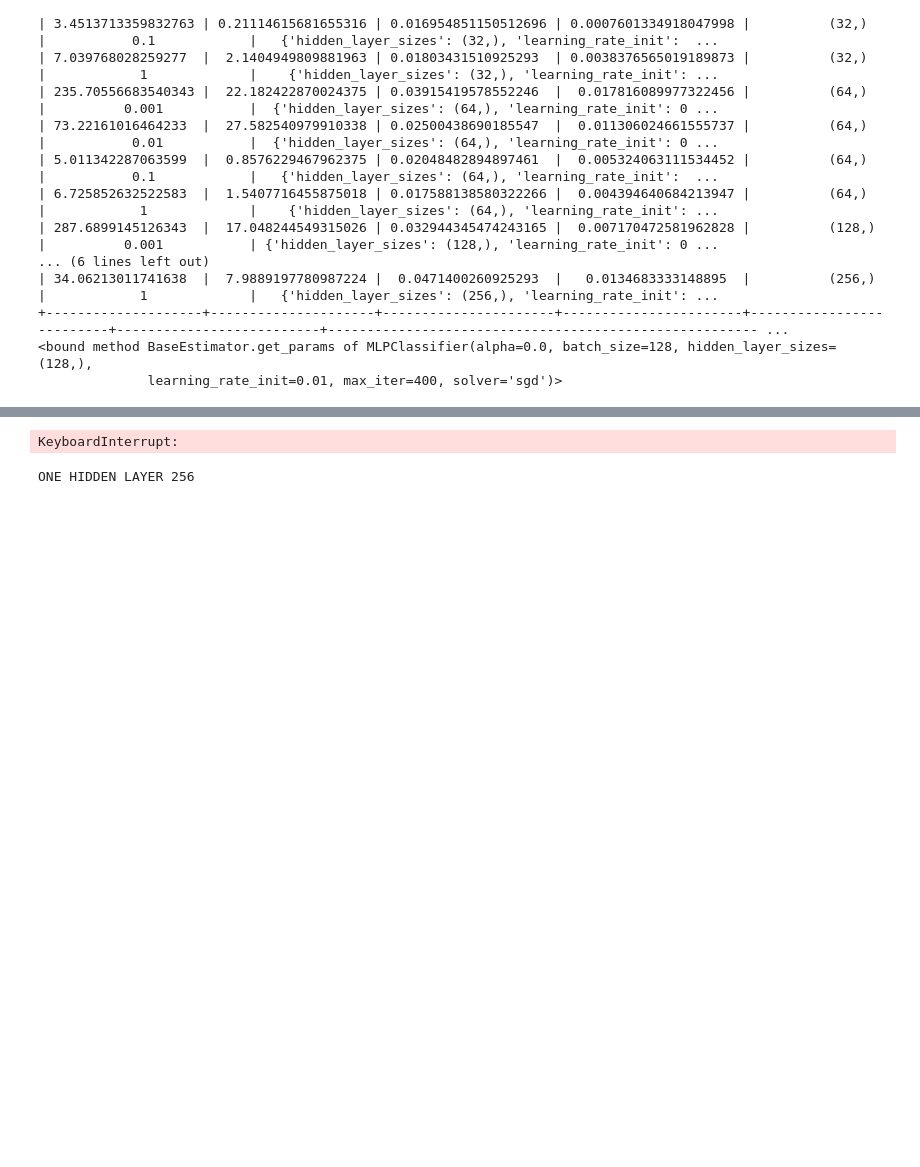
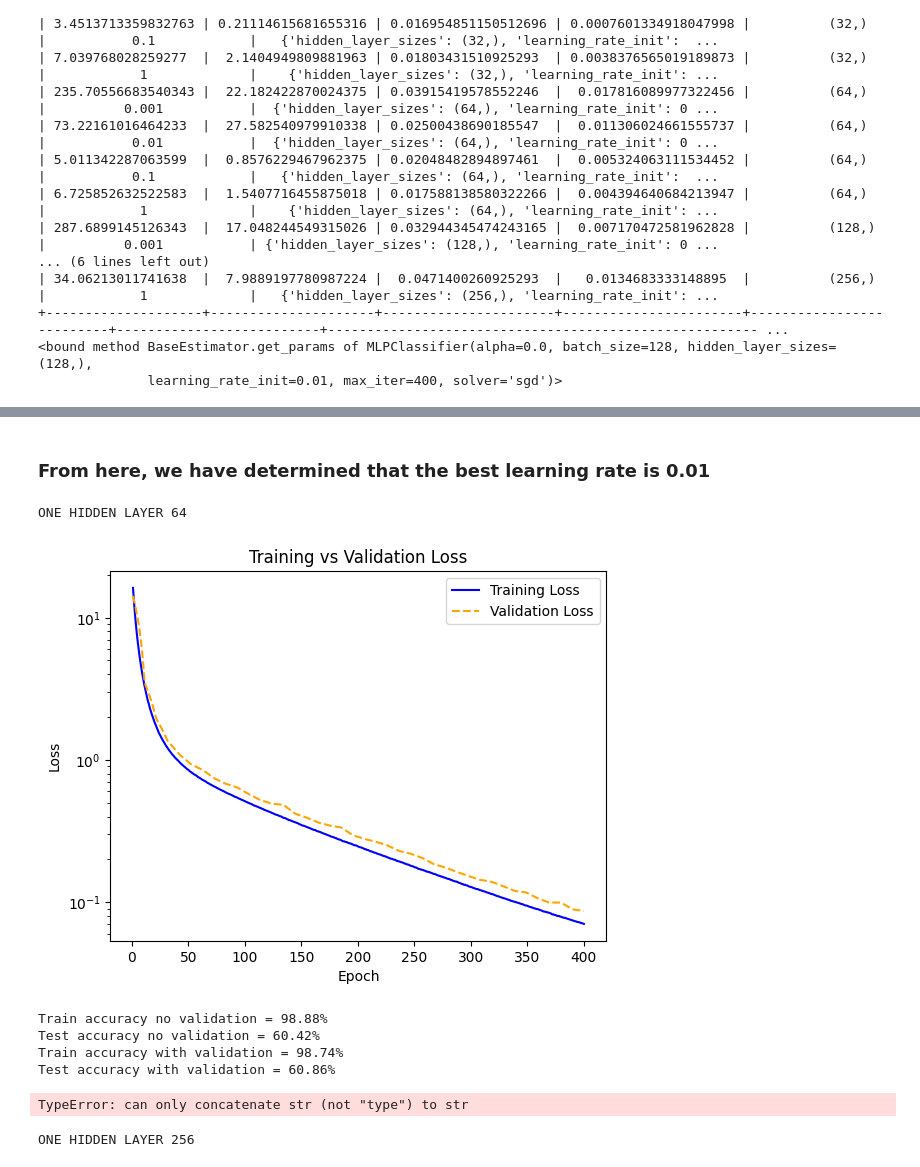
Before and after one commit to ZachGurberg/COMP551_Assignment3, a Jupyter notebook: assignment3_group-1.ipynb, the cells around one changed output, grey strips where cells are left out. Drawn from its saved outputs; the diff is of its cells as text; code cells hidden in the pictures; blank space fills up the shorter version.

```diff
--- a/assignment3_group-1.ipynb
+++ b/assignment3_group-1.ipynb
@@ -540,14 +576,58 @@ print("test accuracy:", test_score)
+# %% [markdown]
+<h3> From here, we have determined that the best learning rate is 0.01 </h3>
+# %%
+HIDDEN_UNITS = 64
+mlp_one_hidden_layer_64 = MLP(
+    LinearLayer(784, HIDDEN_UNITS),
+    ReLULayer(),
+    LinearLayer(HIDDEN_UNITS, 25),
+    SoftmaxOutputLayer()
+)
+optimizer = GradientDescentOptimizer(mlp_one_hidden_layer_64, 1e-2)
+gradient_steps = 400
+best_val_params_64, training_losses_64, validation_losses_64 = train(mlp_one_hidden_layer_64, optimizer, X_train, y_train, gradient_steps)
+best_no_val_params_64 = mlp_one_hidden_layer_64.get_params()
+print("ONE HIDDEN LAYER 64")
+plot_losses(training_losses_64, validation_losses_64)
+one_hidden_layer_stats = get_accuracy_stats(mlp_one_hidden_layer_64, best_no_val_params_64, best_val_params_64, X_test, y_test, X_train, y_train)
+# %% [output]
+ONE HIDDEN LAYER 64
+[figure, added]
+Train accuracy no validation = 98.88%
+Test accuracy no validation = 60.42%
+Train accuracy with validation = 98.74%
+Test accuracy with validation = 60.86%
+# %%
+HIDDEN_UNITS = 128
+
+for i in range(2):
+    mlp_one_hidden_layer_128 = MLP(
+    LinearLayer(784, HIDDEN_UNITS),
+    ReLULayer(),
+    LinearLayer(HIDDEN_UNITS, 25),
+    SoftmaxOutputLayer()
+)
+    if i == 0:
+        optimizer = GradientDescentOptimizer(mlp_one_hidden_layer_128, 1e-2)
+    else:
+        optimizer = GradientDescentOptimizerWithSchedule(mlp_one_hidden_layer_128, lr= 1e-2, schedule_step=2000, decay_factor=0.9 )
+    gradient_steps = 400
+    best_val_params_128, training_losses_128, validation_losses_128 = train(mlp_one_hidden_layer_128, optimizer, X_train, y_train, gradient_steps)
+    best_no_val_params_128 = mlp_one_hidden_layer_128.get_params()
+    print("ONE HIDDEN LAYER 128 FOR OPTIMIZER OF TYPE: " + str((optimizer.__class__)))
+    plot_losses(training_losses_128, validation_losses_128)
+    one_hidden_layer_stats = get_accuracy_stats(mlp_one_hidden_layer_128, best_no_val_params_128, best_val_params_128, X_test, y_test, X_train, y_train)
+# %% [output]
+TypeError: can only concatenate str (not "type") to str
 # %%
-HIDDEN_UNITS = 32
-mlp_one_hidden_layer_32 = MLP(
+HIDDEN_UNITS = 256
+mlp_one_hidden_layer_256 = MLP(
     LinearLayer(784, HIDDEN_UNITS),
     ReLULayer(),
     LinearLayer(HIDDEN_UNITS, 25),
     SoftmaxOutputLayer()
 )
-optimizer = GradientDescentOptimizer(mlp_one_hidden_layer_32, 1e-1)
+optimizer = GradientDescentOptimizer(mlp_one_hidden_layer_256, 1e-2)
 gradient_steps = 400
-best_val_params_32, training_losses_32, validation_losses_32 = train(mlp_one_hidden_layer_32, optimizer, X_train, y_train, gradient_steps)
-best_no_val_params_32 = mlp_one_hidden_layer_32.get_params()
+best_val_params_256, training_losses_256, validation_losses_256 = train(mlp_one_hidden_layer_256, optimizer, X_train, y_train, gradient_steps)
+best_no_val_params_256 = mlp_one_hidden_layer_256.get_params()
-# %% [output]
-KeyboardInterrupt:
```
Also changed, not shown: parts of 14 cells of this notebook, 6 other files.
